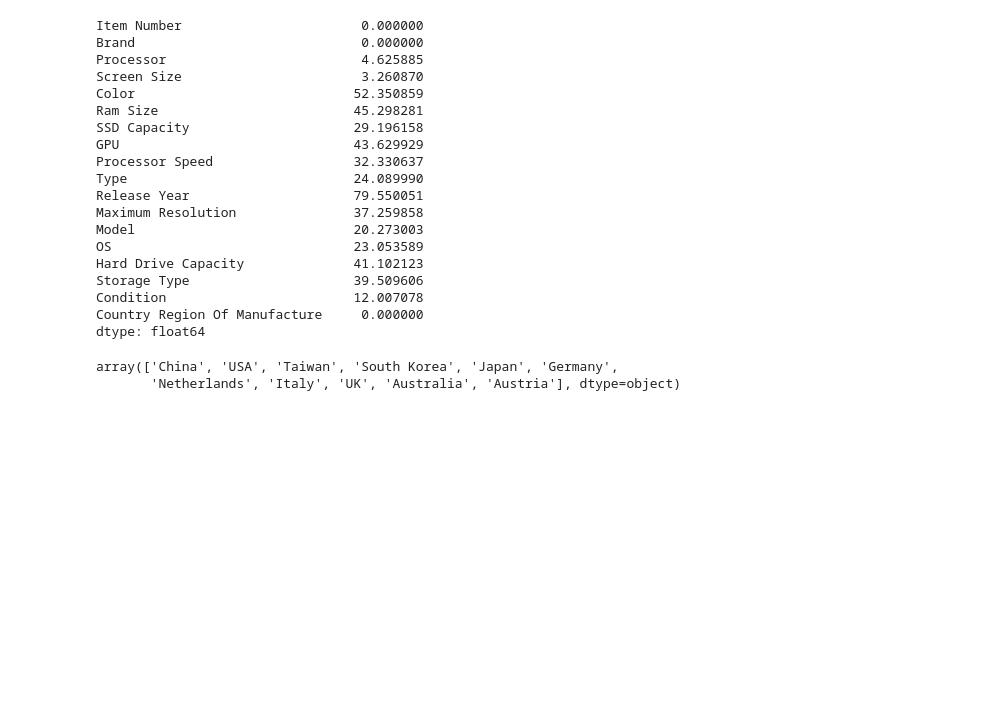
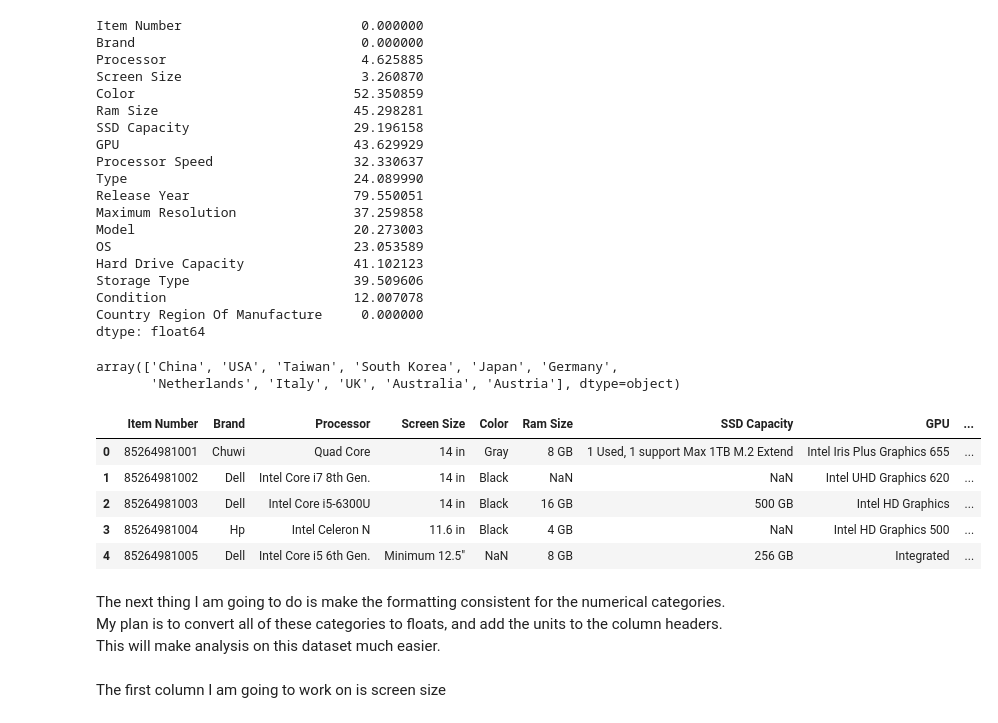
Before and after one commit to TomRush20/Data-Management, a Jupyter notebook: Ebay Data Analysis.ipynb, the cells around one changed output. Cells and saved outputs as stored; diff of their text form; code cells hidden in the pictures; blank space fills up the shorter version.

```diff
--- a/Ebay Data Analysis.ipynb
+++ b/Ebay Data Analysis.ipynb
@@ -345,3 +331,16 @@ ebay_df['Country Region Of Manufacture'].unique()
 # %% [output]
 array(['China', 'USA', 'Taiwan', 'South Korea', 'Japan', 'Germany',
        'Netherlands', 'Italy', 'UK', 'Australia', 'Austria'], dtype=object)
+# %%
+ebay_df.head()
+# %% [output]
+|  | Item Number | Brand | Processor | Screen Size | Color | Ram Size | SSD Capacity | GPU | ... |
+| 0 | 85264981001 | Chuwi | Quad Core | 14 in | Gray | 8 GB | 1 Used, 1 support Max 1TB M.2 Extend | Intel Iris Plus Graphics 655 | ... |
+| 1 | 85264981002 | Dell | Intel Core i7 8th Gen. | 14 in | Black | NaN | NaN | Intel UHD Graphics 620 | ... |
+| 2 | 85264981003 | Dell | Intel Core i5-6300U | 14 in | Black | 16 GB | 500 GB | Intel HD Graphics | ... |
+| 3 | 85264981004 | Hp | Intel Celeron N | 11.6 in | Black | 4 GB | NaN | Intel HD Graphics 500 | ... |
+| 4 | 85264981005 | Dell | Intel Core i5 6th Gen. | Minimum 12.5" | NaN | 8 GB | 256 GB | Integrated | ... |
+# %% [markdown]
+The next thing I am going to do is make the formatting consistent for the numerical categories. My plan is to convert all of these categories to floats, and add the units to the column headers. This will make analysis on this dataset much easier.
+# %% [markdown]
+The first column I am going to work on is screen size
```
Also changed, not shown: parts of 8 cells of this notebook.
